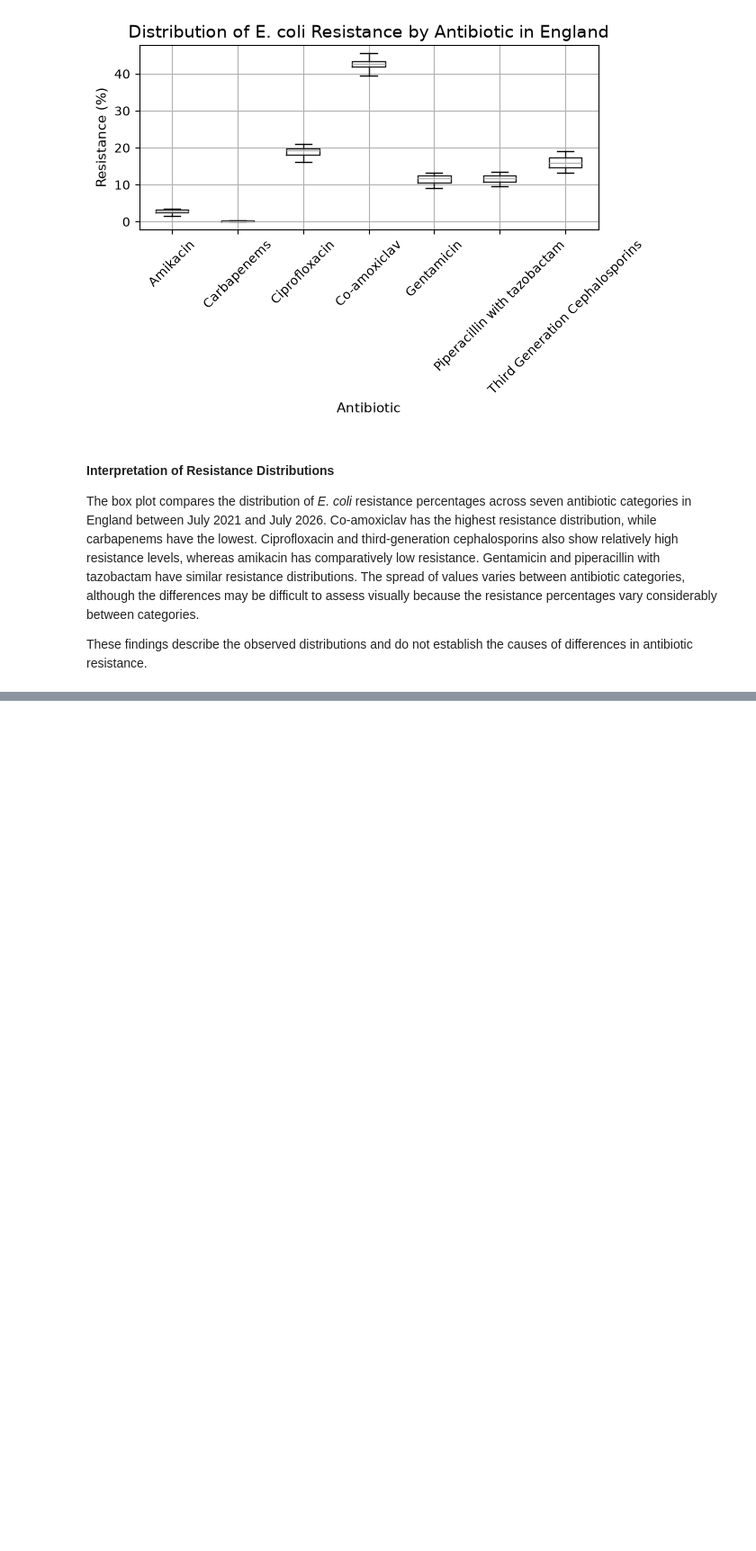
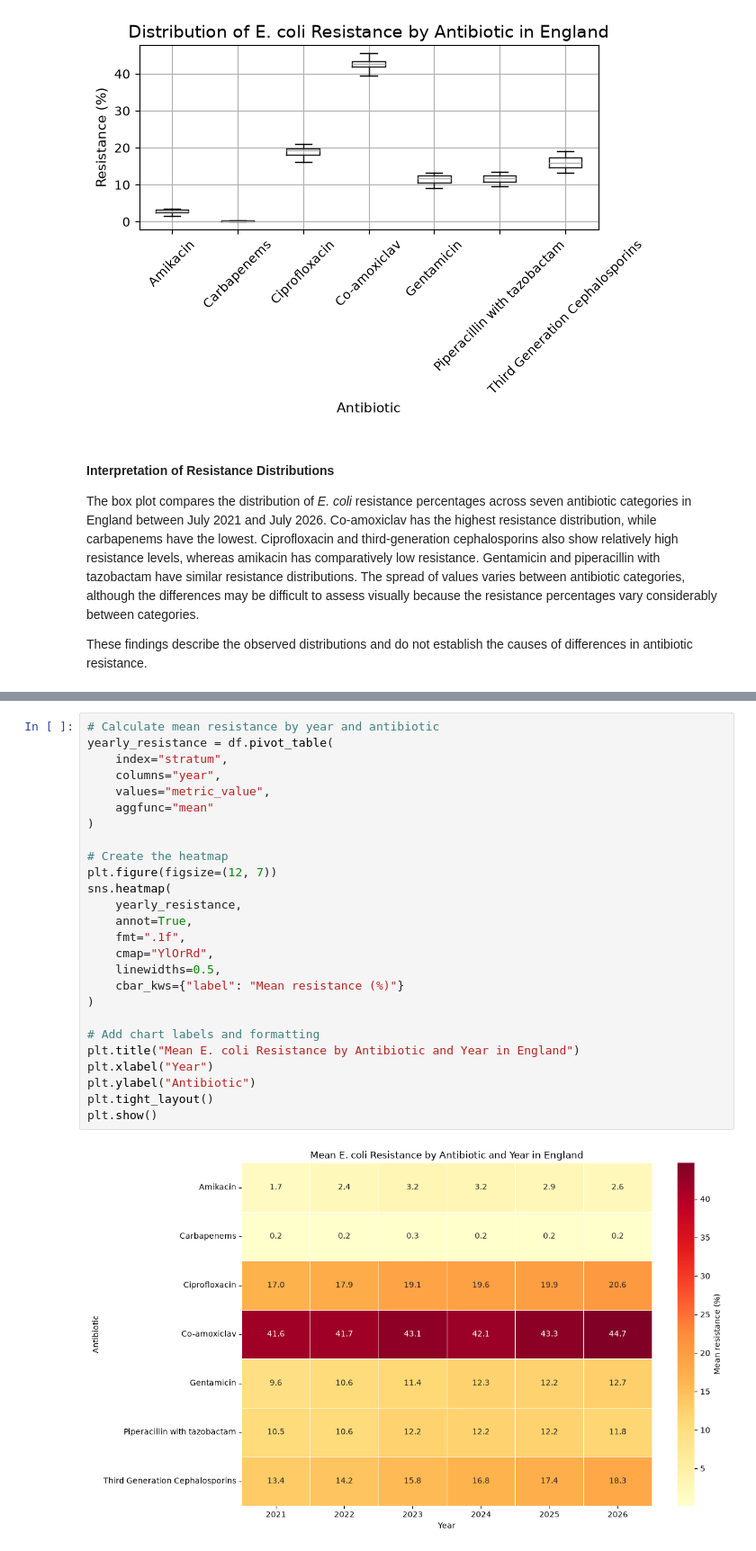
Before and after one commit to kavithasreesai30-del/antibiotic-resistance-assessment-3, a Jupyter notebook: notebooks/ethical_practice_data_analysis.ipynb, the cells around one changed output, grey strips where cells are left out. Shown at 90% size. Saved outputs shown, nothing was run; the diff lists cells and outputs as text; blank space fills up the shorter version.

Commit message:
Add yearly antibiotic resistance heatmap and interpretation

```diff
--- a/notebooks/ethical_practice_data_analysis.ipynb
+++ b/notebooks/ethical_practice_data_analysis.ipynb
@@ -732,0 +743,28 @@ These findings describe the observed distributions and do not establish the caus
+# %%
+# Calculate mean resistance by year and antibiotic
+yearly_resistance = df.pivot_table(
+    index="stratum",
+    columns="year",
+    values="metric_value",
+    aggfunc="mean"
+)
+
+# Create the heatmap
+plt.figure(figsize=(12, 7))
+sns.heatmap(
+    yearly_resistance,
+    annot=True,
+    fmt=".1f",
+    cmap="YlOrRd",
+    linewidths=0.5,
+    cbar_kws={"label": "Mean resistance (%)"}
+)
+
+# Add chart labels and formatting
+plt.title("Mean E. coli Resistance by Antibiotic and Year in England")
+plt.xlabel("Year")
+plt.ylabel("Antibiotic")
+plt.tight_layout()
+plt.show()
+# %% [output]
+[figure, added]
```
Also changed, not shown: parts of 3 cells of this notebook.
